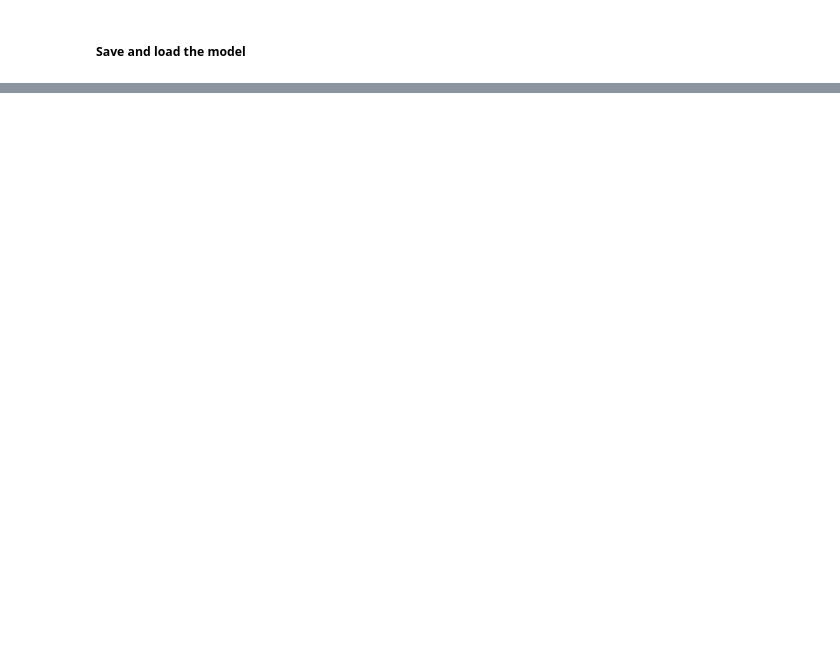
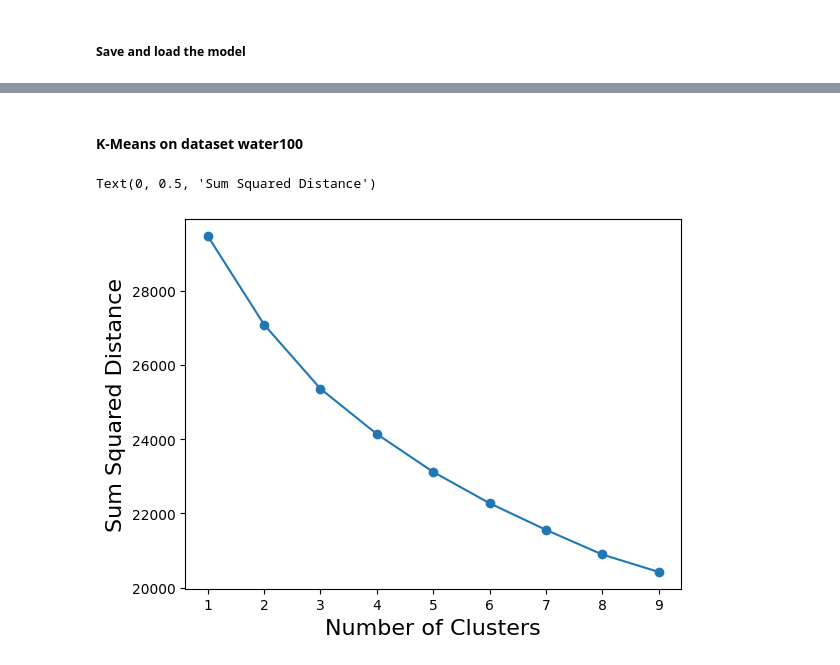
Before and after one commit to opon13/Drinking-water-potability-analysis-in-Python, a Jupyter notebook: Model-building phase.ipynb, the cells around one changed output, grey strips where cells are left out. Cells and saved outputs as stored; diff of their text form; code cells hidden in the pictures; blank space fills up the shorter version.

```diff
--- a/Model-building phase.ipynb
+++ b/Model-building phase.ipynb
@@ -785,0 +701,5 @@ f1_score = 37.04%.
+# %%
+df_w100 = pd.DataFrame(water100, columns = water.columns)
+y_w100=df_w100['Potability']
+df_w100=df_w100.drop(columns='Potability')
+df_w100.head()
@@ -785,0 +845,26 @@ f1_score = 37.04%.
+# %% [markdown]
+#### K-Means on dataset water100
+# %%
+#To check the optimal possible number of clusters we will use elbow method
+sdq = {}
+for k in range(1, 10):
+                # n_init is the number of times the k-means algorithm is run with different centroid seeds
+    km = KMeans(n_init="auto",
+                # Init random assign the centroids randomly
+                init="random",
+                # n_clusters define the number of clusters to research at each iteration
+                n_clusters=k
+                )
+
+    km.fit(df_w100)
+    # Inertia contains Sum of squared distances of samples to their closest cluster center,
+    #  weighted by the sample weights if provided.
+    sdq[k] = km.inertia_
+
+# Plotting the results
+plt.plot(list(sdq.keys()), list(sdq.values()), marker="o")
+plt.xlabel("Number of Clusters", fontsize=16)
+plt.ylabel("Sum Squared Distance", fontsize=16)
+# %% [output]
+Text(0, 0.5, 'Sum Squared Distance')
+[figure, added]
```
Also changed, not shown: parts of 134 cells of this notebook, 1 other file.
